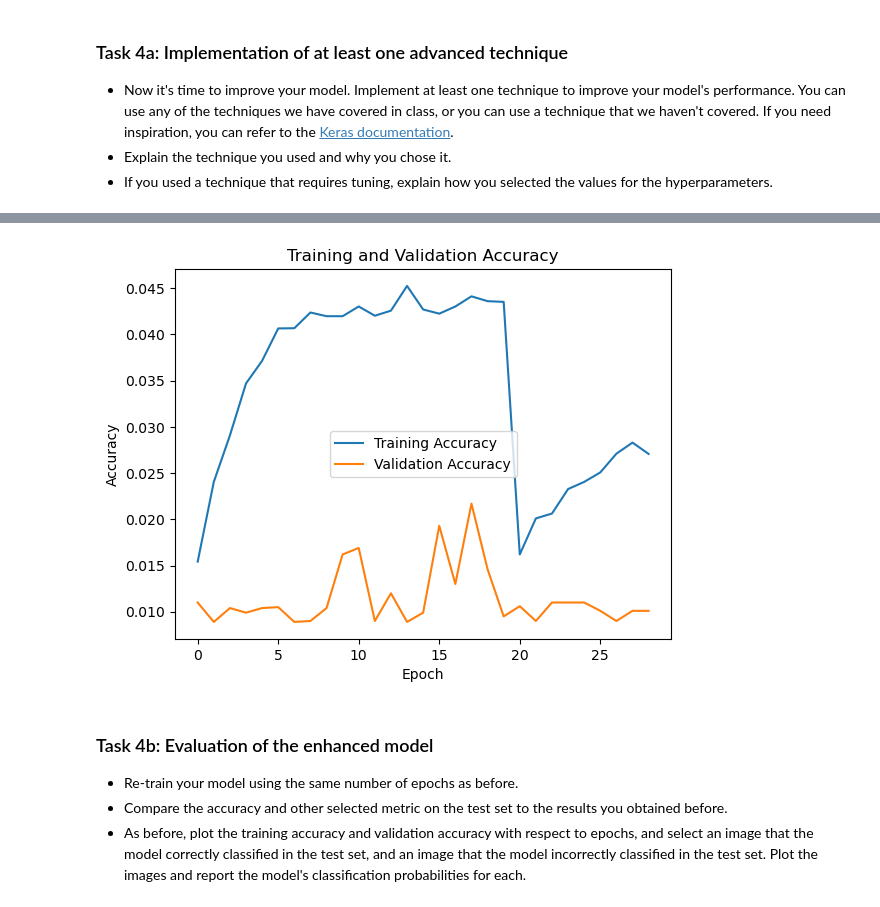
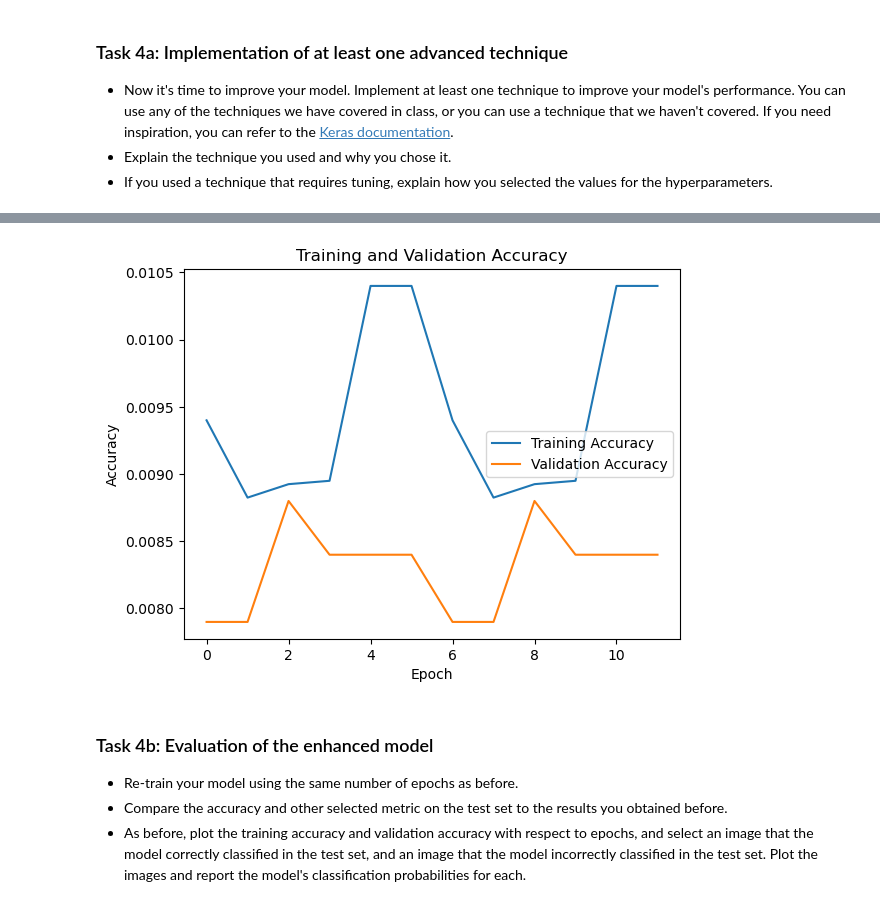
Before and after one commit to jtfb/deep_learning, a Jupyter notebook: 02_activities/assignments/assignment_1.ipynb, the cells around one changed output, grey strips where cells are left out. Saved outputs shown, nothing was run; the diff lists cells and outputs as text; code cells hidden in the pictures.

```diff
--- a/02_activities/assignments/assignment_1.ipynb
+++ b/02_activities/assignments/assignment_1.ipynb
@@ -61,20 +61,22 @@ array([19])
 import numpy as np
 from sklearn.model_selection import train_test_split
 from sklearn.preprocessing import OneHotEncoder
+from tensorflow.keras.utils import to_categorical
 
 # Normalize the images
 X_train_normalized = X_train.astype('float32') / 255.0
 X_test_normalized = X_test.astype('float32') / 255.0
+image_shape = X_train[0].shape
 
 print(f"Min pixel value: {X_train_normalized.min()}")
 print(f"Max pixel value: {X_train_normalized.max()}")
 
 print(f"Unique labels in y_train: {np.unique(y_train)}")
 
+
 # One Hot encode
-one_hot_encoder = OneHotEncoder(sparse_output=False)
-y_train_one_hot = one_hot_encoder.fit_transform(y_train.reshape(-1, 1))
-y_test_one_hot = one_hot_encoder.transform(y_test.reshape(-1, 1))
+y_train_one_hot = to_categorical(y_train, num_classes=100)
+y_test_one_hot = to_categorical(y_test, num_classes=100)
 
 # Split training set
 X_train_split, X_val_split, y_train_split, y_val_split = train_test_split(
@@ -85,6 +87,7 @@ print(f"Shape of X_train_split: {X_train_split.shape}")
 print(f"Shape of y_train_split: {y_train_split.shape}")
 print(f"Shape of X_val_split: {X_val_split.shape}")
 print(f"Shape of y_val_split: {y_val_split.shape}")
+print(f"Image Shape: {image_shape}")
 # %% [output]
 Min pixel value: 0.0
 Max pixel value: 1.0
@@ -459,34 +475,33 @@ Epoch 20/20
 # %%
 ############ ANSWERS ##############
 
 ########### QUESTION 2 ##################
 
 # Plot Training and Validation Accuracy
-def plot_accuracy(history, history_fine):
-    train_acc = history.history['accuracy'] + history_fine.history['accuracy']
-    val_acc = history.history['val_accuracy'] + history_fine.history['val_accuracy']
+def plot_accuracy(history):
+    train_acc = history.history['accuracy'] + history.history['accuracy']
+    val_acc = history.history['val_accuracy'] + history.history['val_accuracy']
 
     plt.plot(train_acc, label='Training Accuracy')
     plt.plot(val_acc, label='Validation Accuracy')
     plt.xlabel('Epoch')
     plt.ylabel('Accuracy')
     plt.title('Training and Validation Accuracy')
     plt.legend()
     plt.show()
 
 # Call the function to plot
-plot_accuracy(history, history_fine)
+plot_accuracy(history)
 
 # My new implementations:
-# - I've chosen ResNet50 because it's a deep convulational neural network that's pre-trained on the ImageNet dataset and has a good balance between depth and computational efficiency
 # - Changed the learning rate to a smaller value to avoid large weight updates during fine-tuning
 # - Implemented ReduceLROnPlateau so it dinamically adjust the learning rate when the model stops learning
 # - Added more layers to help the model learn more
 # - Added Dropout to prevent overfitting by reducing model complexity
 # - Used Data Augmentation to artificially increase the training dataset
-# - Handled Class imbalanced using class weights
+# - Fine-tuned at the end
 # %% [output]
-[figure, old version]
+[figure, new version]
 # %% [markdown]
 ### Task 4b: Evaluation of the enhanced model
 
```
Also changed, not shown: parts of 8 cells of this notebook.
